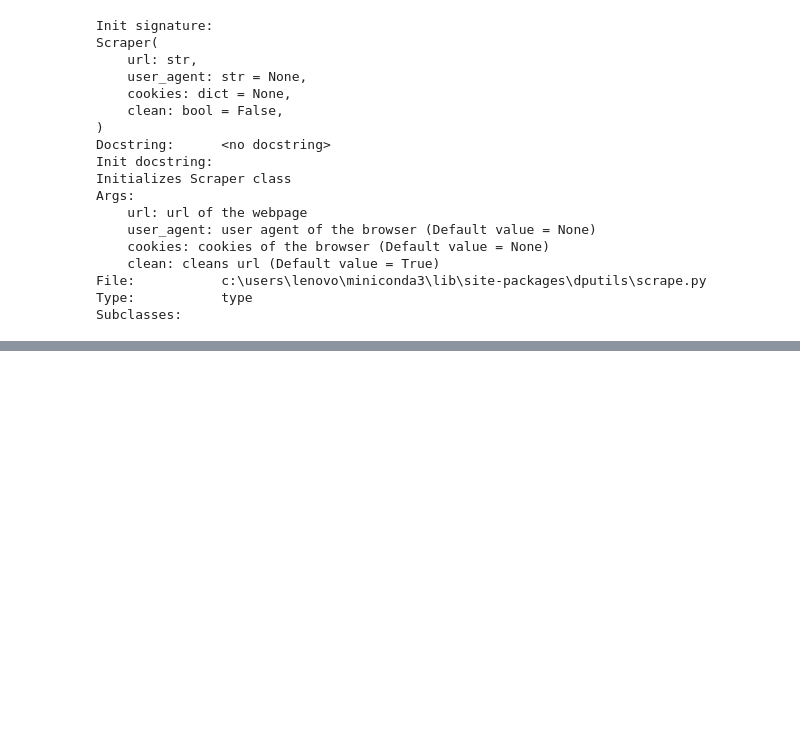
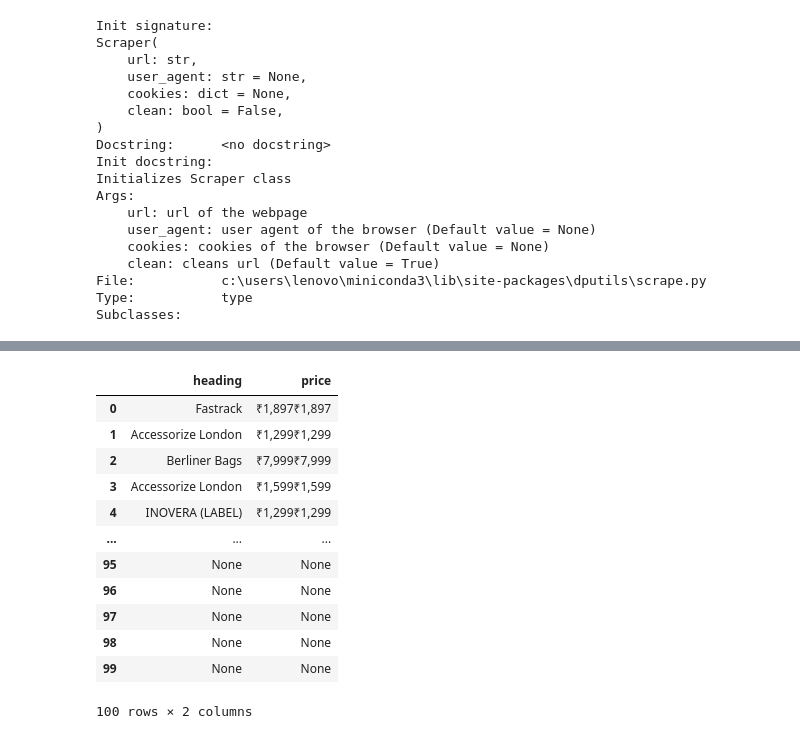
Before and after one commit to Anshpreett/pyt, a Jupyter notebook: scriping.ipynb, the cells around one changed output, grey strips where cells are left out. Saved outputs shown, nothing was run; the diff lists cells and outputs as text; code cells hidden in the pictures; blank space fills up the shorter version.

```diff
--- a/scriping.ipynb
+++ b/scriping.ipynb
@@ -91,0 +146,9 @@ df
+# %%
+url="https://www.amazon.in/s?k=handbags&sprefix=handb%2Caps%2C748&ref=nb_sb_ss_ts-doa-p_2_5"
+# %%
+amazonscraper = Scraper(url)
+# %%
+target = Tag(cls ='s-main-slot s-result-list s-search-results sg-row')
+items=Tag(cls='sg-col-inner')
+title=Tag('h2',cls='a-size-mini s-line-clamp-1')
+price=Tag('span',cls='a-price')
@@ -91,0 +175,19 @@ df
+# %%
+result=amazonscraper.get_all(target, items, heading=title, price=price)
+# %%
+df=pd.DataFrame(result)
+df
+# %% [output]
+|  | heading | price |
+| 0 | Fastrack | ₹1,897₹1,897 |
+| 1 | Accessorize London | ₹1,299₹1,299 |
+| 2 | Berliner Bags | ₹7,999₹7,999 |
+| 3 | Accessorize London | ₹1,599₹1,599 |
+| 4 | INOVERA (LABEL) | ₹1,299₹1,299 |
+| ... | ... | ... |
+| 95 | None | None |
+| 96 | None | None |
+| 97 | None | None |
+| 98 | None | None |
+| 99 | None | None |
+100 rows × 2 columns
```
Also changed, not shown: parts of 10 cells of this notebook, 2 other files.
